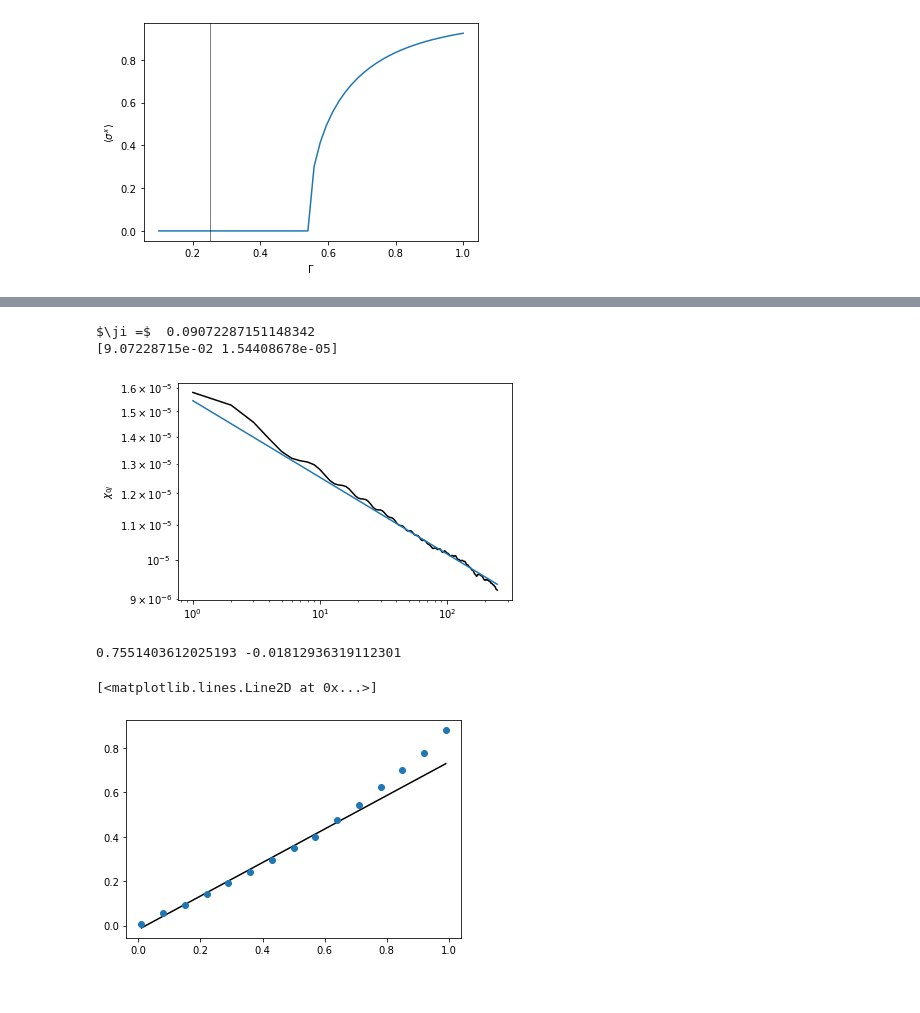
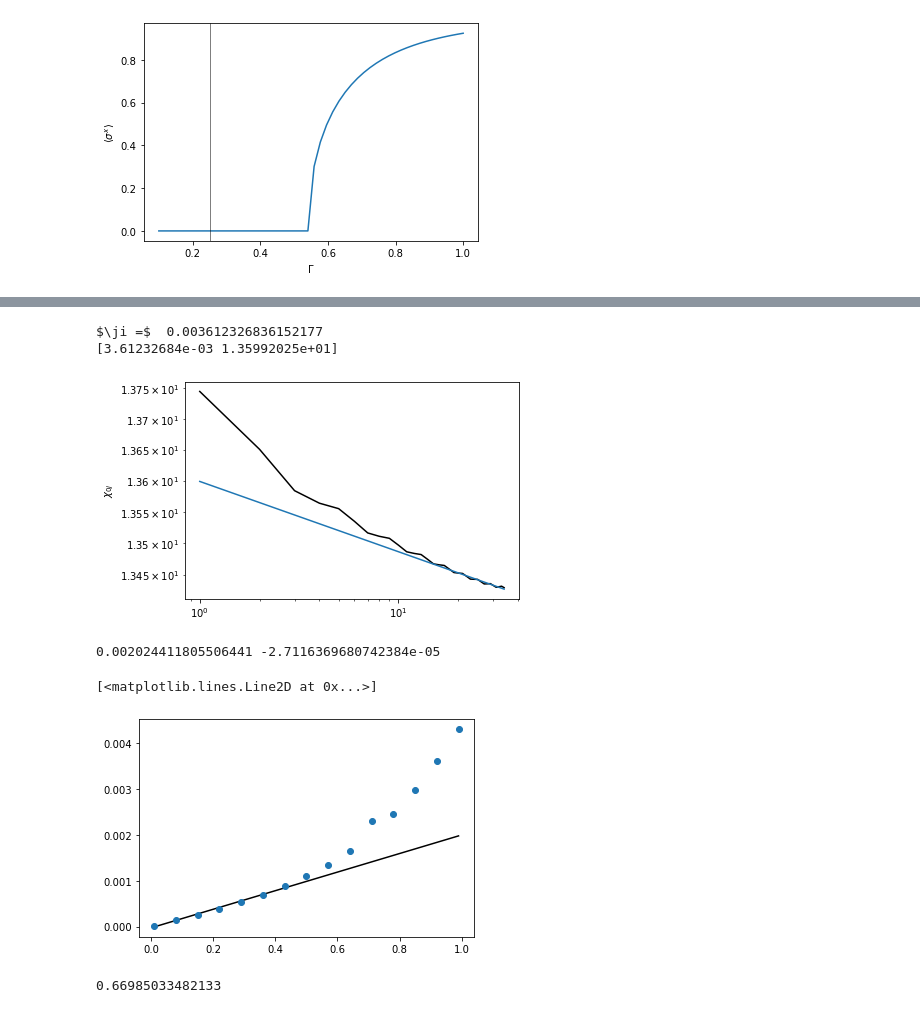
Before and after one commit to chuan97/long-range-ising, a Jupyter notebook: test.ipynb, the cells around one changed output, grey strips where cells are left out. Saved outputs shown, nothing was run; the diff lists cells and outputs as text; code cells hidden in the pictures.

Commit message:
some tests for the phase diagram

```diff
--- a/test.ipynb
+++ b/test.ipynb
@@ -85,42 +85,42 @@ Rounds to go: 1, current critical point:  0.6586206896551721 ...
 def correlation_length_fit(r, l, A):
     return A * r**(-l)
 
-N = 500
+N = 70
 M = int(np.sqrt(N) * np.log(N))
-beta = 1 / 10
+beta = 1 / 0.02
 wz = 1
 J0 = 0.25
-alpha = 0.1
+alpha = 0.9
 
 gs = 0.0 * np.ones(N)
 dg = 5e-3 * wz
 
 i = 0
 
 gs = 0.0 * np.ones(N)
 mxs0 = algo.lrising_mags(wz, J0, alpha, gs, beta, N, M)
 gs[i] = dg
 mxs1 = algo.lrising_mags(wz, J0, alpha, gs, beta, N, M)
 susc = ((mxs1 - mxs0) / dg)
 
 rs = np.arange(1, N//2, 1)
-fit_start = N//8
-fit_rs = np.arange(fit_start, 3*N//8, 1)
+fit_start = N//4
+fit_rs = np.arange(fit_start, 4*N//8, 1)
 plt.plot(rs, susc[1:N//2], c='k')
-popt, pcov = curve_fit(correlation_length_fit, fit_rs, susc[fit_start:3*N//8], p0=[1, 1])
+popt, pcov = curve_fit(correlation_length_fit, fit_rs, susc[fit_start:4*N//8], p0=[1, 1])
 print(r'$\ji =$ ', popt[0])
 print(popt)
 plt.plot(rs, correlation_length_fit(rs, *popt))
 
 #ax.axvline(0.25, c='k', lw=0.5)
 plt.yscale('log')
 plt.xscale('log')
 plt.ylabel(r'$\chi_{0j}$')
 plt.show()
 # %% [output]
-$\ji =$  0.09072287151148342
-[9.07228715e-02 1.54408678e-05]
+$\ji =$  0.003612326836152177
+[3.61232684e-03 1.35992025e+01]
-[figure, old version]
+[figure, new version]
 # %%
 marker_kwargs = {'c': 'k',
                  'lw': 0,
@@ -131,11 +131,11 @@ marker_kwargs = {'c': 'k',
                  'markeredgewidth': 1.5,
                 }
 
-N = 300
+N = 100
 M = int(np.sqrt(N) * np.log(N))
 wz = 1
-beta = 1 / 0.05
-J0 = 0.1
+beta = 1 / 0.02
+J0 = 0.25
 
 gs = 0.0 * np.ones(N)
 dg = 5e-3 * wz
@@ -154,29 +154,18 @@ for alpha in alphas:
     fit_start = N//8
     #rs = np.arange(1, N//2, 1)
     #ax.plot(rs, susc[1:N//2], c='k')
-    popt, pcov = curve_fit(correlation_length_fit, np.arange(fit_start,3*N//8, 1), susc[fit_start:3*N//8], p0=[1, 1])
+    popt, pcov = curve_fit(correlation_length_fit, np.arange(fit_start,4*N//8, 1), susc[fit_start:4*N//8], p0=[1, 1])
     crit_exp.append(popt[0])
 
 
 def correlation_decay_fit(x, m, n):
     return x*m + n
 
-popt, pcov = curve_fit(correlation_decay_fit, alphas[:3*len(alphas)//4], crit_exp[:3*len(alphas)//4], p0=(1, 0))
+popt, pcov = curve_fit(correlation_decay_fit, alphas[:2*len(alphas)//4], crit_exp[:2*len(alphas)//4], p0=(1, 0))
 print(*popt)
 plt.plot(alphas, correlation_decay_fit(alphas, *popt), c='k')
 plt.plot(alphas, crit_exp, lw=0, marker='o')
-#ax.plot(alphas, -0.175 + 0.75*alphas)
-
-#ax.axvline(0.25, c='k', lw=0.5)
-#ax.set_yscale('log')
-#ax.set_xscale('log')
-#ax.set_ylabel(r'$\chi_{0j}$')
-#ax.set_xlabel(r'$\Gamma$')
-#ax.legend(frameon=False, title=r'$\alpha$')
-
-
-#fig.savefig('plots/observables.pdf', bbox_inches='tight', dpi=300)
 # %% [output]
-0.7551403612025193 -0.01812936319112301
+0.002024411805506441 -2.7116369680742384e-05
 [<matplotlib.lines.Line2D at 0x...>]
-[figure, old version]
+[figure, new version]
@@ -184,0 +172,7 @@ plt.plot(alphas, crit_exp, lw=0, marker='o')
+# %%
+0.670866014377453
+0.6635922496836434
+0.6648414045219964
+0.66985033482133
+# %% [output]
+0.66985033482133
```
Also changed, not shown: parts of 3 cells of this notebook, 8 other files.
